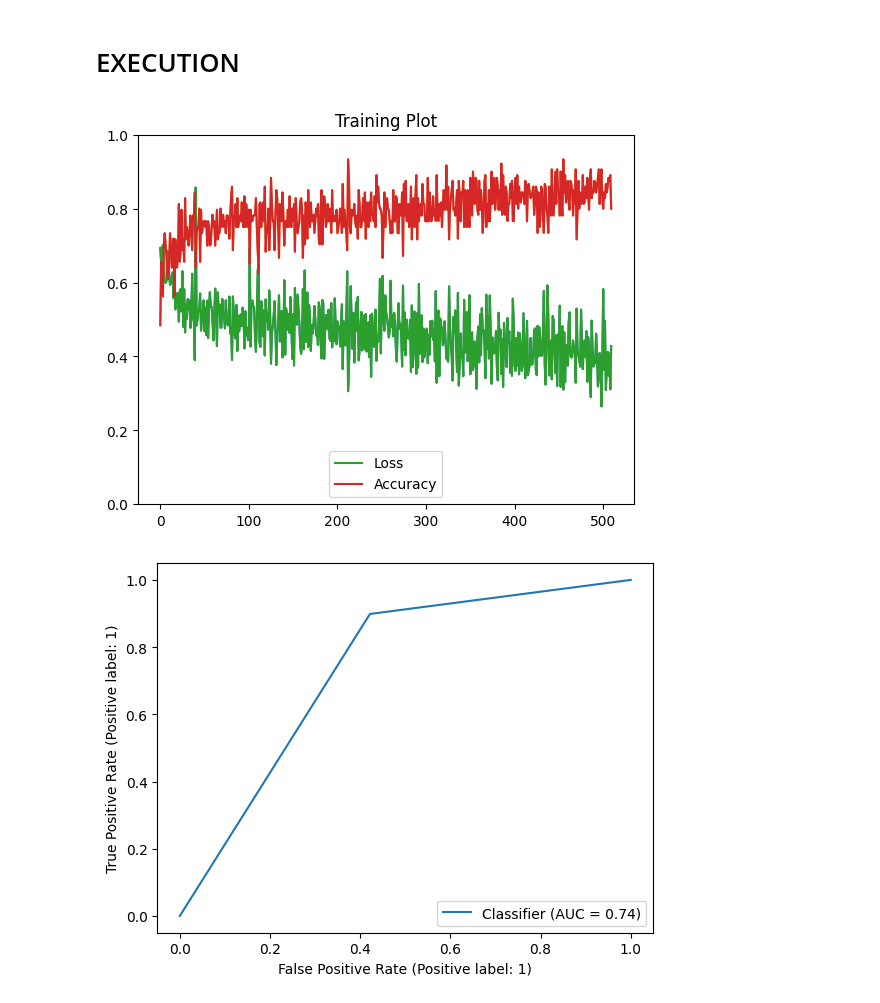
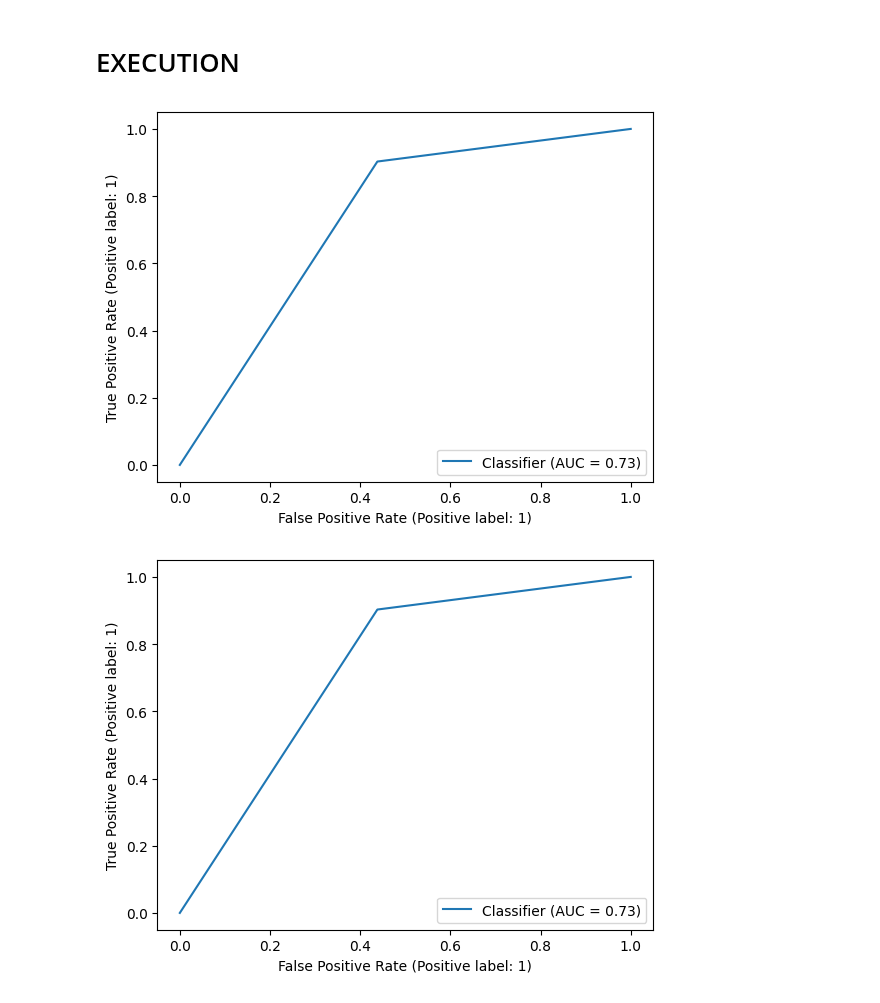
Before and after one commit to Theis-Mathiassen/NeuralGraphs, a Jupyter notebook: Fiddle/mutagtest.ipynb, the cells around one changed output. Drawn from its saved outputs; the diff is of its cells as text; code cells hidden in the pictures.

```diff
--- a/Fiddle/mutagtest.ipynb
+++ b/Fiddle/mutagtest.ipynb
@@ -210,18 +220,36 @@ def test(loader, create_table=False):
 # %%
 import matplotlib.pyplot as plt
 import numpy as np
 from tqdm import trange
 
 for epoch in (t := trange(1, EPOCHS)):
     train(t)
     test(train_loader)
 
+# Flags
+plot_training = True
+plot_testing = True
+
+plot_accuracy = False
+plot_rocauc = True
+
+
+
 # Plot for train
-plotAccuracy(losses, accuracies, "Training Plot")
-#plotROCAUC(labels, scores)
+if(plot_training):
+    if(plot_accuracy):
+        plotAccuracy(train_losses, train_accuracies, "Training Split")
 
+    if(plot_rocauc):
+        plotROCAUC(train_labels, train_scores)
+
+if(plot_testing):
+    if(plot_accuracy):
+        plotAccuracy(train_losses, train_accuracies, "Training Split")
+
+    if(plot_rocauc):
+        plotROCAUC(test_labels, test_scores)
 # Plot for test
-plotAccuracy(test_losses, test_accuracies, "Testing plot")
 # %% [output]
-[figure, old version]
+[figure, new version]
-[figure, old version]
+[figure, new version]
```
Also changed, not shown: parts of 3 cells of this notebook.
